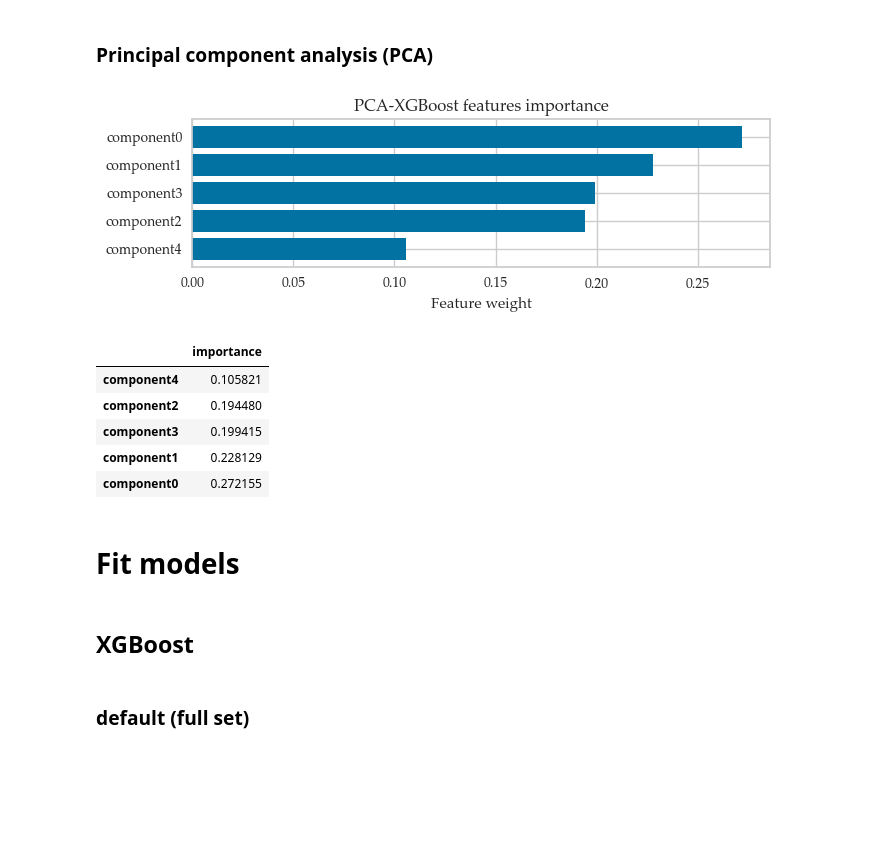
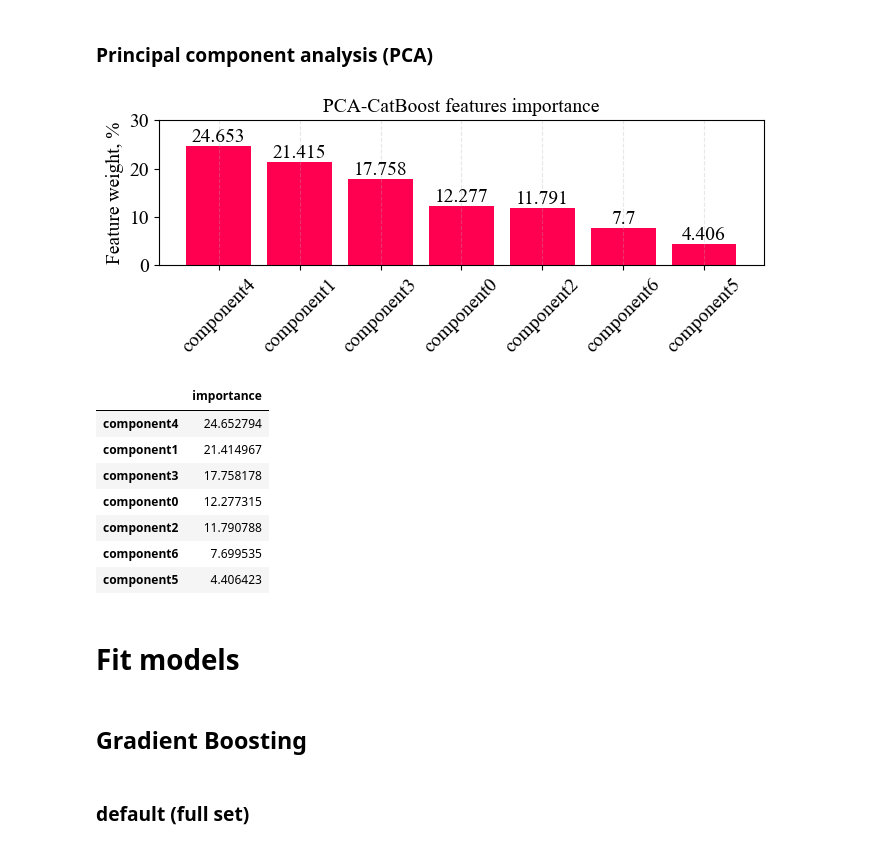
Before and after one commit to caapel/SOFC, a Jupyter notebook: SOFC_analisys.ipynb, the cells around one changed output. Drawn from its saved outputs; the diff is of its cells as text; code cells hidden in the pictures; blank space fills up the shorter version.

```diff
--- a/SOFC_analisys.ipynb
+++ b/SOFC_analisys.ipynb
@@ -199,2 +202,2 @@ X_train, X_test, y_train, y_test = train_test_split(X_std, y, test_size=0.2, ran
 # %%
-n = 11  # base component count
+n = 15  # base component count
@@ -221,3 +238,10 @@ plt.show()
 # %% [markdown]
 ### Permutation Importance (PI)
+# %%
+feature_importances = pd.DataFrame(
+    {'importance' : permutation_importance(selector, X_std, y, n_repeats=5,
+                                           random_state=random_state, n_jobs=-1).importances_mean},
+    index=X_std.columns).sort_values(by='importance', ascending=False)
+
+feature_importances.importance = feature_importances.importance * 100
 # %%
@@ -302,41 +308,57 @@ plt.show
 ###	Principal component analysis (PCA)
 # %%
 # Features PCA decomposition
-n = 5  # number strongest features
+n = 7  # number strongest features
 pca = PCA(n_components=n)
 pca.fit(X_std)
 X_dec = pca.fit_transform(X_std)
 X_dec = pd.DataFrame(X_dec, columns=[f'component{i}' for i in range(n)])
+# %%
+selector = catboost.CatBoostRegressor(objective='MAPE', random_state=random_state, silent=True)
+selector.fit(X_dec, y)
+
+feature_importances = pd.DataFrame({'importance' : selector.feature_importances_},
+                                   index=X_dec.columns).sort_values(by='importance', ascending=False)
 # %%
-selector = xgb.XGBRegressor(objective='reg:absoluteerror', random_state=random_state)
-selector.fit(X_dec, y)
+fontsize = 14
 
-feature_importances = pd.DataFrame({'importance' : selector.feature_importances_},
-                                   index=X_dec.columns).sort_values(by='importance', ascending=True)
+plt.rcParams['font.family'] = 'Times New Roman'
+plt.rcParams['font.size'] = fontsize
 
-plt.figure(figsize=(7, n/2))
-plt.barh(range(len(feature_importances.index)), feature_importances.importance, align='center')
-plt.yticks(range(len(feature_importances.index)), feature_importances.index)
-plt.xlabel('Feature weight')
-plt.title('PCA-XGBoost features importance')
+plt.figure(figsize=(n, 3))
+
+for bar in plt.bar(range(len(feature_importances.index)), feature_importances.importance,
+                   align='center', width=0.8, color='#ff0051'):
+    yval = bar.get_height()
+    plt.text(bar.get_x() + bar.get_width()/2, yval, round(yval, 3), ha='center', va='bottom')
+
+plt.xticks(range(len(feature_importances.index)), feature_importances.index,
+           rotation=45
+          )
+plt.ylabel('Feature weight, %', fontsize=fontsize)
+plt.ylim(0, ((feature_importances.importance.max() // 10) + 1) * 10)
+plt.title('PCA-CatBoost features importance', fontsize=fontsize)
+plt.grid(axis='x', linestyle='--', alpha=0.3)
 plt.tight_layout()
 plt.savefig('pictures/PCA-Decomposed_feature_important.png', dpi = 300, transparent = True)
 plt.show()
 
 feature_importances
 # %% [output]
-[figure, old version]
+[figure, new version]
 |  | importance |
-| component4 | 0.105821 |
-| component2 | 0.194480 |
-| component3 | 0.199415 |
-| component1 | 0.228129 |
-| component0 | 0.272155 |
+| component4 | 24.652794 |
+| component1 | 21.414967 |
+| component3 | 17.758178 |
+| component0 | 12.277315 |
+| component2 | 11.790788 |
+| component6 | 7.699535 |
+| component5 | 4.406423 |
 # %% [markdown]
 # Fit models
 # %%
 # dataFrame with search result
 search_result = pd.DataFrame(columns=['R2_score', 'MSE', 'MAE', 'MAPE', 'seconds'])
 # %% [markdown]
-## XGBoost
+## Gradient Boosting
 # %%
```
Also changed, not shown: parts of 60 cells of this notebook, 2 other files.
